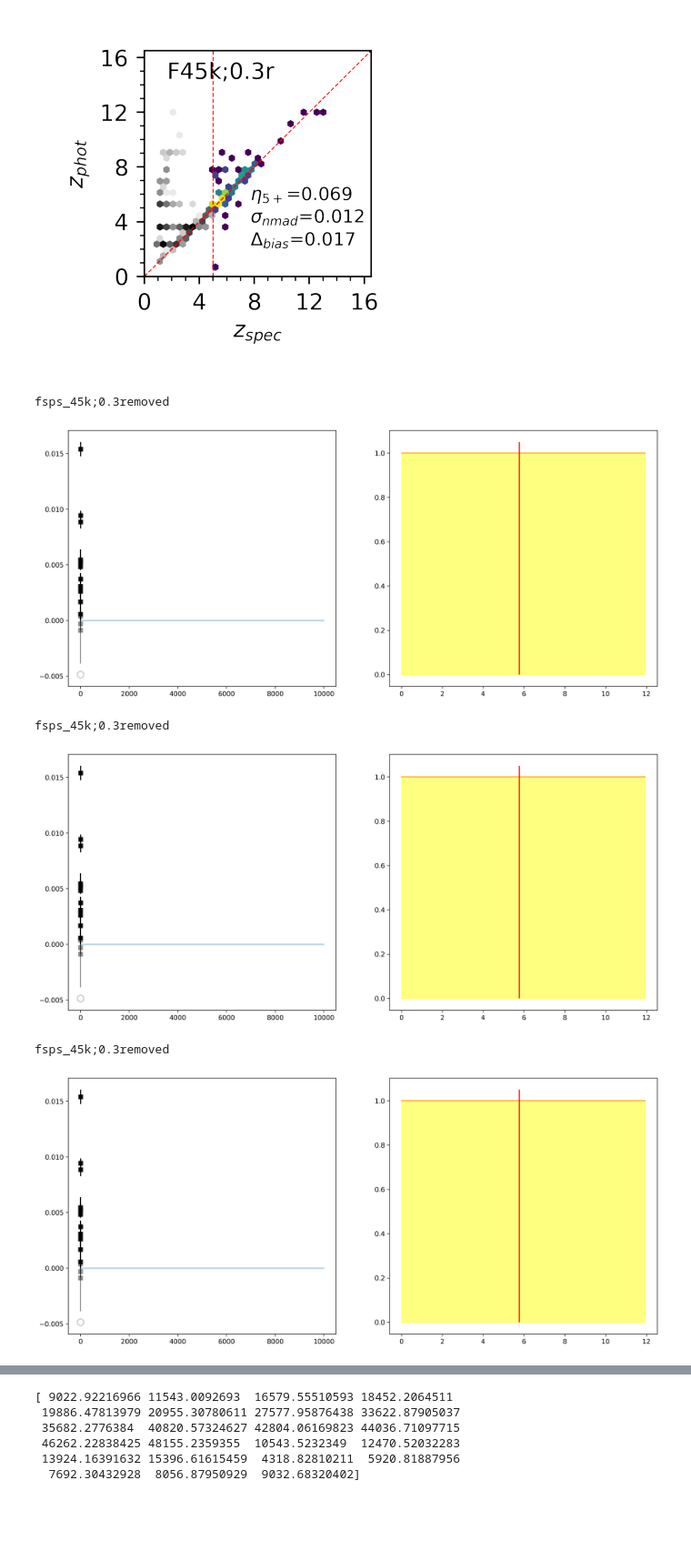
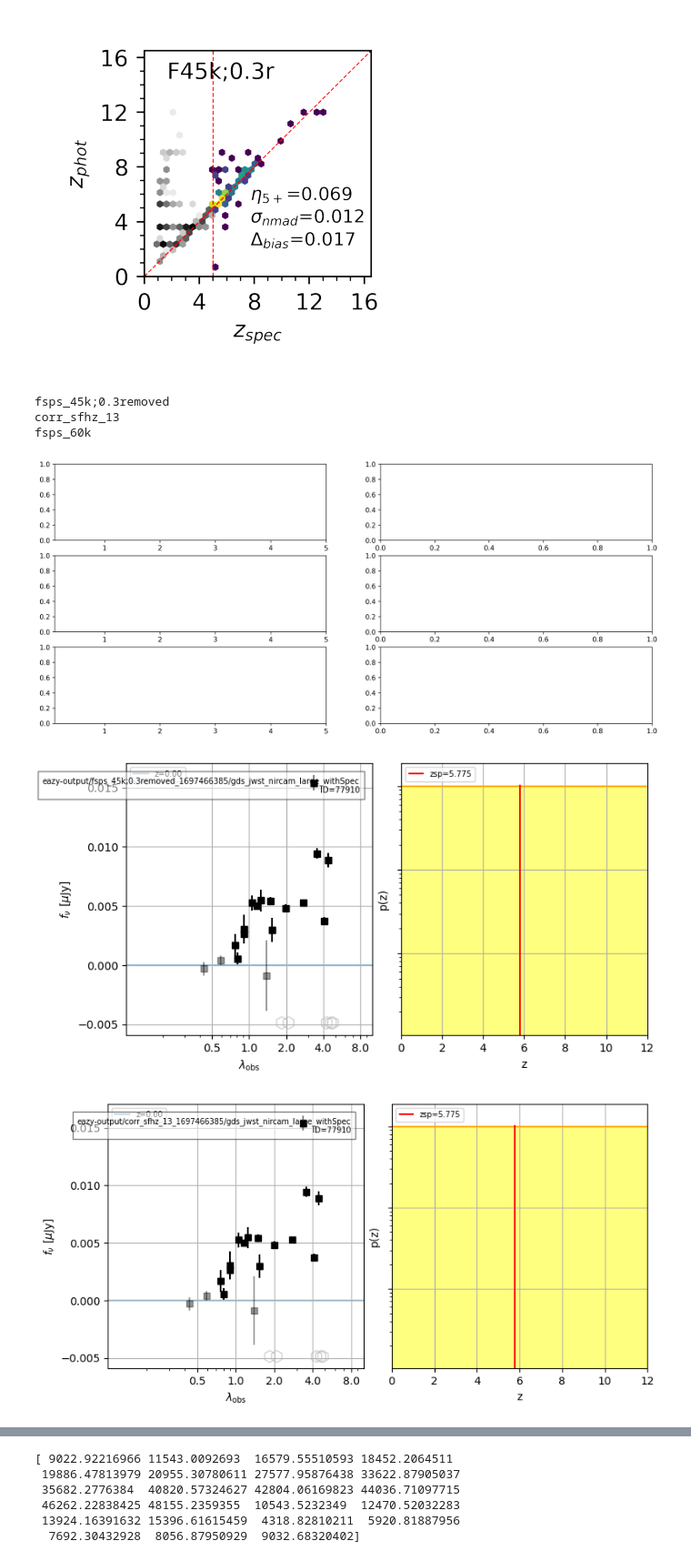
Before and after one commit to Tutbjun/EAZY_templates_comparrison_pipeline, a Jupyter notebook: src/main.ipynb, the cells around one changed output, grey strips where cells are left out. Shown at 91% size. Drawn from its saved outputs; the diff is of its cells as text; code cells hidden in the pictures; blank space fills up the shorter version.

```diff
--- a/src/main.ipynb
+++ b/src/main.ipynb
@@ -440,3 +470,13 @@ for tpath, opath, oname, ftempl in tqdm(zip(templ_paths, out_paths, out_names, f
 
 
 del tpath, opath, oname, ftempl, params, filt_num, fnames
+# %%
+dfs = {}
+for ftempl in ftempl_strs:
+    df = photZs['output'][ftempl].to_pandas()
+    df.rename(columns={'ID': 'id'}, inplace=True)
+    df_spec = photZs['input_df'][ftempl]
+    #df_spec = df_spec.to_pandas()
+    df = pd.merge(df, df_spec, on='id', how='left')
+
+    dfs[ftempl] = df
@@ -478,9 +546,9 @@ for mode in ['default', 'modified']:
         axsMos = [axsMos]
     plt.subplots_adjust(wspace=0, hspace=0)
     for i, ftempl in enumerate(mode_ftempl_strs):
-        if ftempl not in photZs['output'].keys():
+        if ftempl not in photZs['output_df'].keys():
             continue
-        redshiftTbl = photZs['output'][ftempl]
+        redshiftTbl = photZs['output_df'][ftempl]
         redChar = {
             'z_spec': np.array(redshiftTbl['z_spec']),
             'z_phot': np.array(redshiftTbl['z_phot']),
@@ -619,25 +687,38 @@ for mode in ['default', 'modified']:
 #TODO: both print it out here and make a latex table for the paper
 # %%
 ##################### PLOT RESTFRAME SEDS #####################
-for key_in,pz_in,key_out,pz_out in zip(photZs['input'].keys(), photZs['input'].values(), photZs['output'].keys(), photZs['output'].values()):
-    print(key)
+fig, axss = plt.subplots(len(ftempl_strs), 2, figsize=(16, 7), dpi=300)
+for i, df_in, pz_in, df_out, pz_out, ftempl in zip(range(len(ftempl_strs)), photZs['input_df'].values(), photZs['input_pz'].values(), photZs['output_df'].values(), photZs['output_pz'].values(), ftempl_strs):
+    print(ftempl)
+    #axs = axss[i]
 
+    id_cat = pz_in.OBJID[0]
 
-    id_cat = pz_in.cat['ID'][0]
-    fig, axs = plt.subplots(1, 2, figsize=(16, 7), dpi=300)
-    fig, data = pz_in.show_fit(id=id_cat, add_label=True, axes=axs,
+    axs = axs.flatten()
+    pz_in.show_fit(id=id_cat, add_label=True,# axes=axss[i],#!tje addition of axes, removes all the settings
         show_components=False,
         #zshow=z_phot,
-        #xlim=[0.1, 10.0],
+        xlim=[0.1, 10.0],
         showpz=True, logpz=True, zr=[0, 12],
         show_missing=True,
         show_stars=False, snr_thresh=1.0,
-        show_fnu=True)#maglim=[])
-    plt.show()
+        show_fnu=True,
+        with_tef=True
+        )#maglim=[]
+    """fig, data = pz_in.show_fit(id=id_cat, add_label=True, axes=axs,
+        show_components=False,
+        #zshow=z_phot,
+        xlim=[0.1, 10.0],
+        showpz=True, logpz=True, zr=[0, 12],
+        show_missing=True,
+        show_stars=False, snr_thresh=1.0,
+        show_fnu=True)#maglim=[])"""
+    axss[i][0].set_xlim(0.1, 5)
+plt.show()
 # %% [output]
 fsps_45k;0.3removed
+corr_sfhz_13
+fsps_60k
-[figure, old version]
+[figure, new version]
-fsps_45k;0.3removed
-[figure, old version]
+[figure, new version]
-fsps_45k;0.3removed
-[figure, old version]
+[figure, new version]
```
Also changed, not shown: parts of 5 cells of this notebook.
